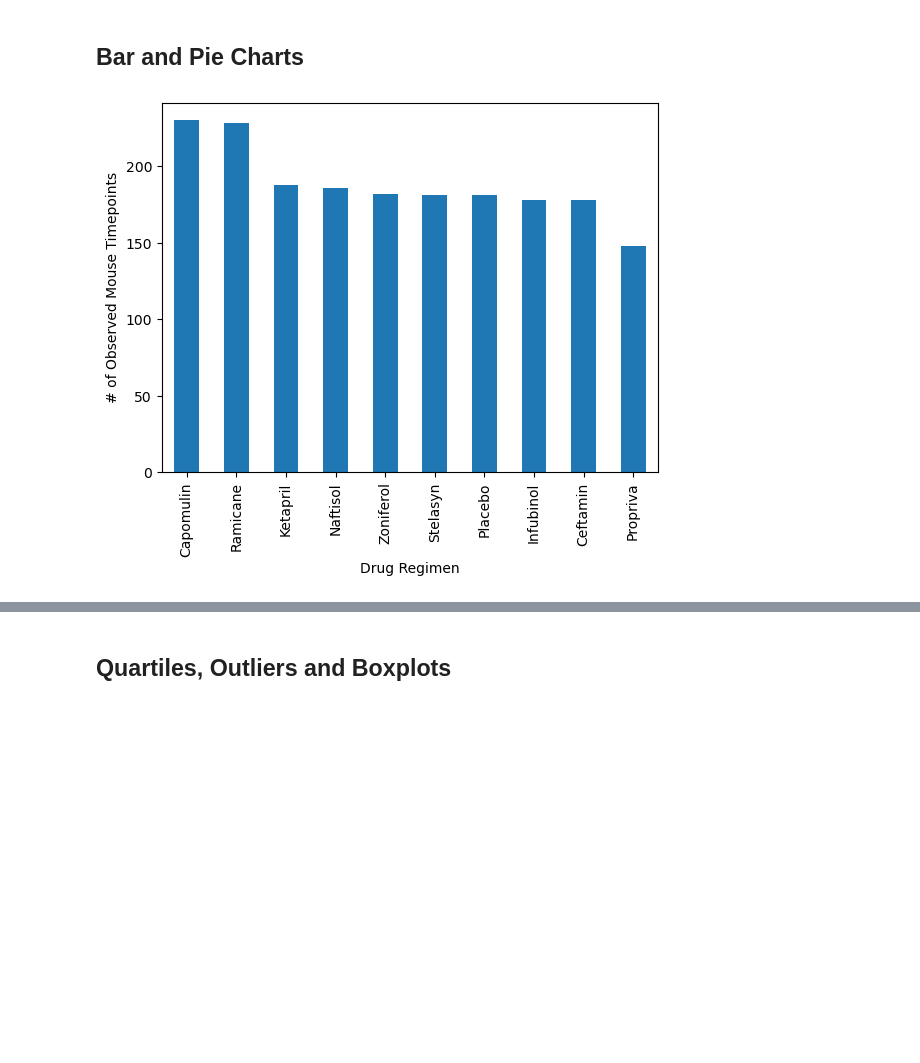
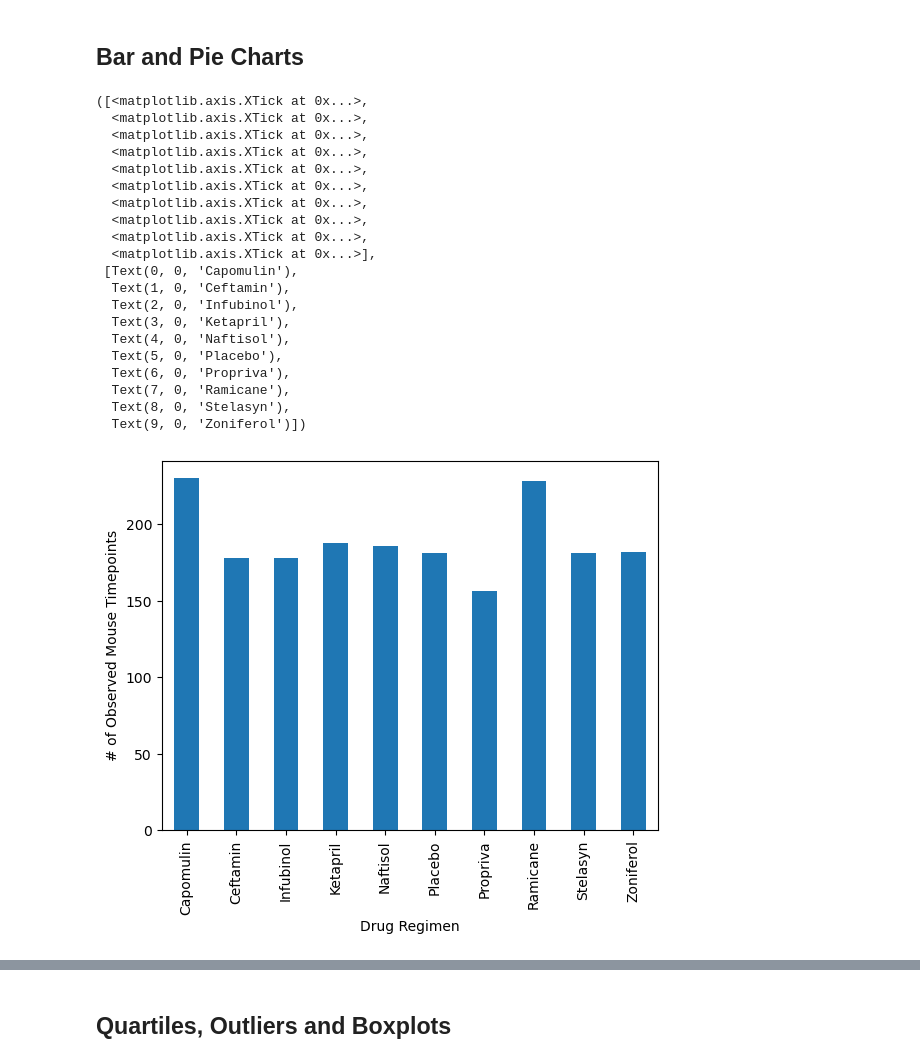
Before and after one commit to jfm0570/Pymaceuticals, a Jupyter notebook: pymaceuticals_starter.ipynb, the cells around one changed output, grey strips where cells are left out. Drawn from its saved outputs; the diff is of its cells as text; code cells hidden in the pictures; blank space fills up the shorter version.

Commit message:
data update
code and data update pull

```diff
--- a/pymaceuticals_starter.ipynb
+++ b/pymaceuticals_starter.ipynb
@@ -139,5 +179,38 @@ Number of mice in merged data: 249
 ## Bar and Pie Charts
 # %%
 # Generate a bar plot showing the total number of rows (Mouse ID/Timepoints) for each drug regimen using Pandas.
+
+x_axis = np.arange(0,10)
+tick_locations = []
+for x in x_axis:
+    tick_locations.append(x)
+
+test = newDataSet.groupby('Drug Regimen')['Mouse ID'].count()
+
+test_graph = test.plot.bar(legend = False)
+test_graph
+plt.ylabel('# of Observed Mouse Timepoints')
+plt.xlabel('Drug Regimen')
+plt.xticks(tick_locations,test.keys())
 # %% [output]
+([<matplotlib.axis.XTick at 0x...>,
+  <matplotlib.axis.XTick at 0x...>,
+  <matplotlib.axis.XTick at 0x...>,
+  <matplotlib.axis.XTick at 0x...>,
+  <matplotlib.axis.XTick at 0x...>,
+  <matplotlib.axis.XTick at 0x...>,
+  <matplotlib.axis.XTick at 0x...>,
+  <matplotlib.axis.XTick at 0x...>,
+  <matplotlib.axis.XTick at 0x...>,
+  <matplotlib.axis.XTick at 0x...>],
+ [Text(0, 0, 'Capomulin'),
+  Text(1, 0, 'Ceftamin'),
+  Text(2, 0, 'Infubinol'),
+  Text(3, 0, 'Ketapril'),
+  Text(4, 0, 'Naftisol'),
+  Text(5, 0, 'Placebo'),
+  Text(6, 0, 'Propriva'),
+  Text(7, 0, 'Ramicane'),
+  Text(8, 0, 'Stelasyn'),
+  Text(9, 0, 'Zoniferol')])
-[figure, old version]
+[figure, new version]
```
Also changed, not shown: parts of 17 cells of this notebook, 2 other files.
